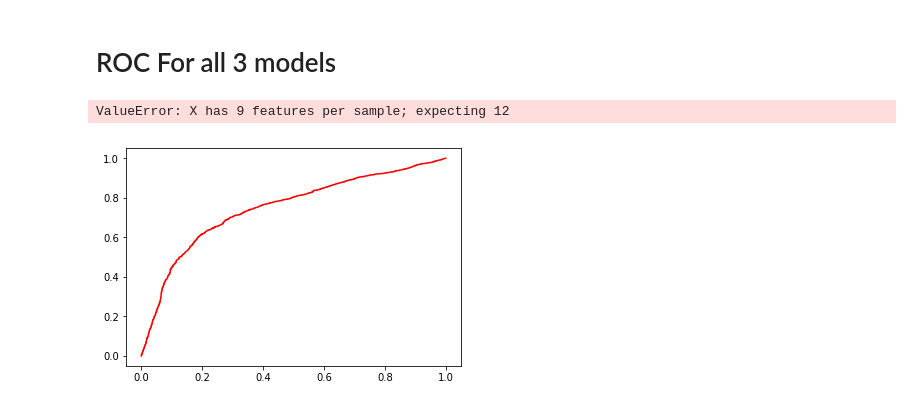
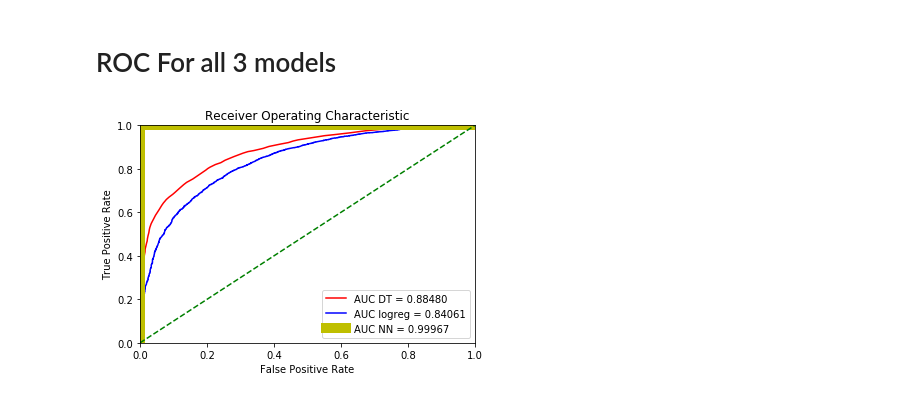
Before and after one commit to Wesleyzxc/DataMining, a Jupyter notebook: DMProj1.ipynb, the cells around one changed output. Saved outputs shown, nothing was run; the diff lists cells and outputs as text; code cells hidden in the pictures.

Commit message:
all cells run, yet to test gridsearch NN

```diff
--- a/DMProj1.ipynb
+++ b/DMProj1.ipynb
@@ -761,7 +750,7 @@ for col in columns_to_transform:
 X_mat_DTNN = X_DT.as_matrix()
 X_train_DTNN, X_test_DTNN, y_train_DTNN, y_test_DTNN = train_test_split(X_mat_DTNN, y, test_size=0.3, stratify=y, random_state=rs)
 
-mlpDT = MLPClassifier(random_state=rs, alpha = 0.00001, hidden_layer_sizes=5, max_iter=500, n_iter_no_change=10)
+mlpDT = MLPClassifier(random_state=rs, alpha = 0.00001, hidden_layer_sizes=5, max_iter=500, n_iter_no_change=30)
 mlpDT.fit(X_train_DTNN, y_train_DTNN)
 print("---Task 4 Question 3a HAVE TO EXPLAIN---")
 print("Inputs are Marital-Status NumYearsEducation CapitalAvg NumWorkingHoursPerWeek Occupation\n")
@@ -807,16 +796,13 @@ Yes it converged.
 # %% [markdown]
 # GridSearchCV MLP with DT Inputs
 # %%
-X_mat = X_DT.as_matrix()
-X_train, X_test, y_train, y_test = train_test_split(X_mat, y, test_size=0.3, stratify=y, random_state=rs)
-
-params = {'hidden_layer_sizes': np.arange(3,11,2), 'alpha': [0.001, 0.0001, 0.00001], 'max_iter': np.arange(300,500,50), 'n_iter_no_change': np.arange(30, 50, 10)}
+params = {'hidden_layer_sizes': np.arange(3,11,2), 'alpha': [0.001, 0.0001, 0.00001], 'max_iter': np.arange(300,500,50)}
 mlpDTGS = GridSearchCV(param_grid=params, estimator=mlpDT)
-mlpDTGS.fit(X_train, y_train)
+mlpDTGS.fit(X_train_DTNN, y_train_DTNN)
 
 print("\n DT Features on GridSearchCV")
-print("Train accuracy:", mlpDTGS.score(X_train, y_train))
-print("Test accuracy:", mlpDTGS.score(X_test, y_test))
+print("Train accuracy:", mlpDTGS.score(X_train_DTNN, y_train_DTNN))
+print("Test accuracy:", mlpDTGS.score(X_test_DTNN, y_test_DTNN))
 
 plt.ylabel('cost')
 plt.xlabel('iterations')
@@ -828,35 +814,35 @@ print("Best parameters of DT features on MLP: ", mlpDTGS.best_params_)
 # %% [markdown]
 # ROC For all 3 models
 # %%
-
-#LR
-probs = cv.predict_proba(X_test_log)
-preds = probs[:,1]
-fpr, tpr, threshold = roc_curve(y_test_log, preds)
-roc_auc = auc(fpr, tpr)
-#plt.plot(fpr, tpr, 'b', label = 'AUC logreg = %0.5f' % roc_auc)
-
-probs = cv.predict_proba(X_test)
+# Best DT
+probs = gsDT.predict_proba(X_test)
 preds = probs[:,1]
 fpr, tpr, threshold = roc_curve(y_test, preds)
 roc_auc = auc(fpr, tpr)
 plt.plot(fpr, tpr, 'r', label = 'AUC DT = %0.5f' % roc_auc)
 
-probs = cv.predict_proba(X_test_DTNN)
+#LR RFE
+probs = selector2.predict_proba(X_test_log)
+preds = probs[:,1]
+fpr, tpr, threshold = roc_curve(y_test_log, preds)
+roc_auc = auc(fpr, tpr)
+plt.plot(fpr, tpr, 'b', label = 'AUC logreg = %0.5f' % roc_auc)
+
+#MLP with DT featuers
+probs = mlpDT.predict_proba(X_test_DTNN)
 preds = probs[:,1]
 fpr, tpr, threshold = roc_curve(y_test_DTNN, preds)
 roc_auc = auc(fpr, tpr)
-plt.plot(fpr, tpr, 'y', label = 'AUC NN = %0.5f' % roc_auc)
+plt.plot(fpr, tpr, 'y', linewidth=10, label = 'AUC NN = %0.5f' % roc_auc)
 
 
 plt.title('Receiver Operating Characteristic')
 plt.legend(loc = 'lower right')
 plt.plot([0, 1], [0, 1],'g--')
 plt.xlim([0, 1])
 plt.ylim([0, 1])
 plt.ylabel('True Positive Rate')
 plt.xlabel('False Positive Rate')
 plt.show()
 # %% [output]
-ValueError: X has 9 features per sample; expecting 12
-[figure, old version]
+[figure, new version]
```
Also changed, not shown: parts of 6 cells of this notebook.
